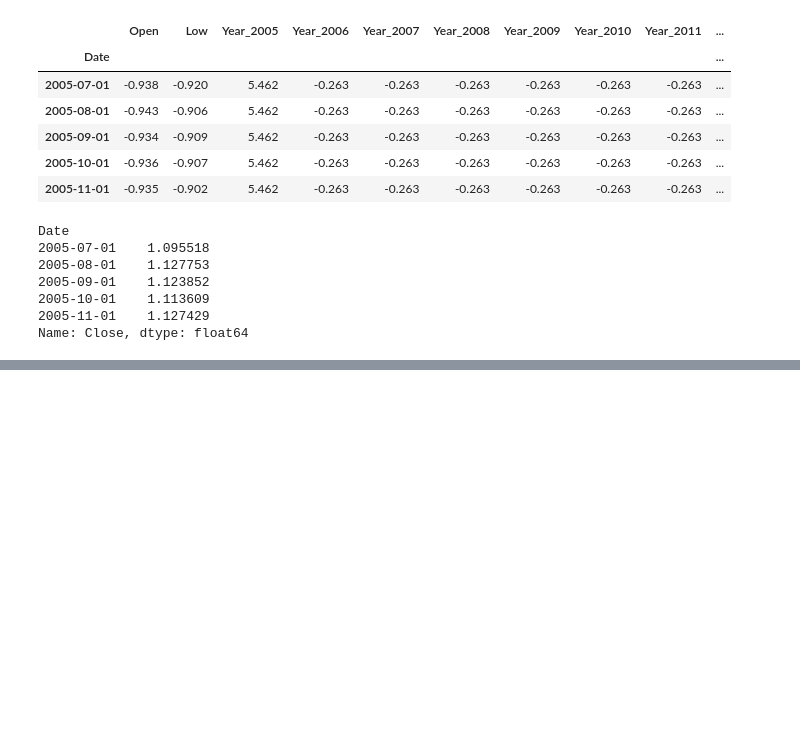
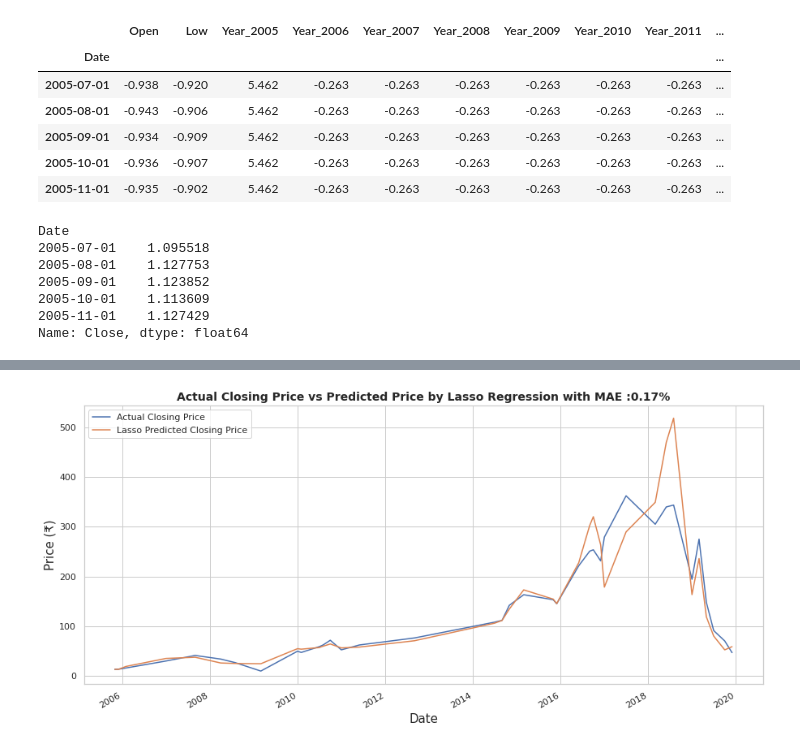
Before and after one commit to sunanda-debnath/Yes-Bank-Stock-Predication, a Jupyter notebook: Yes__Bank__Stock_Predication.ipynb, the cells around one changed output, grey strips where cells are left out. Cells and saved outputs as stored; diff of their text form; code cells hidden in the pictures; blank space fills up the shorter version.

```diff
--- a/Yes__Bank__Stock_Predication.ipynb
+++ b/Yes__Bank__Stock_Predication.ipynb
@@ -352,0 +473,5 @@ Name: Close, dtype: float64
+# %%
+lasso = Lasso()
+parameters = {'alpha': [1e-15,1e-13,1e-10,1e-8,1e-5,1e-4,1e-3,1e-2,1e-1,1,5,0.0014 ]}
+lasso_regressor = GridSearchCV(lasso, parameters, scoring='neg_mean_squared_error', cv=5)
+lasso_regressor.fit(X_train, y_train)
@@ -352,0 +490,2 @@ Name: Close, dtype: float64
+# %%
+y_pred_lasso= lasso_regressor.predict(X_test)
@@ -352,0 +502,5 @@ Name: Close, dtype: float64
+# %%
+# Data frame for Actual closing price and Lasso Predicted Closing Price
+test_df['Lasso Predicted Closing Price']= 10**y_pred_lasso
+lasso_df= test_df.loc[:, ['Actual Closing Price', 'Lasso Predicted Closing Price']]
+lasso_df.head()
@@ -352,0 +515,10 @@ Name: Close, dtype: float64
+# %%
+#Graph between Actual Close price and Lasso Regression Predicted Price
+lasso_df.plot(figsize = (15,7))
+plt.xlabel('Date',fontsize = 15)
+plt.ylabel('Price (₹)',fontsize = 15)
+plt.title('Actual Closing Price vs Predicted Price by Lasso Regression with MAE :{:.2f}%'.format(MAE(10**y_test,10**y_pred_lasso)),fontweight = 'bold',fontsize = 14)
+plt.legend()
+plt.show()
+# %% [output]
+[figure, added]
```
Also changed, not shown: parts of 25 cells of this notebook.
